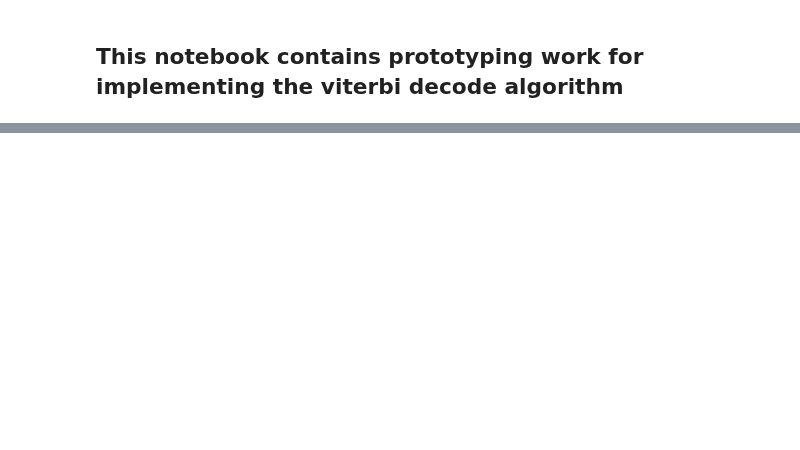
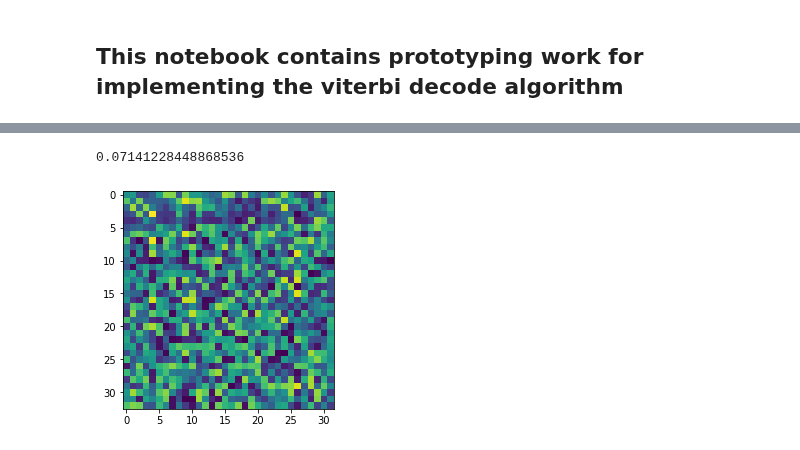
Before and after one commit to elliottwaissbluth/tensor-hero, a Jupyter notebook: Model_3/viterbi_decode.ipynb, the cells around one changed output, grey strips where cells are left out. Drawn from its saved outputs; the diff is of its cells as text; code cells hidden in the pictures; blank space fills up the shorter version.

```diff
--- a/Model_3/viterbi_decode.ipynb
+++ b/Model_3/viterbi_decode.ipynb
@@ -94,0 +196,28 @@ A.shape
+# %%
+def redistribute_trans_table(A):
+    for i in range(5,A.shape[1]):
+        current_col = A[:,i]
+        idx = (-current_col).argsort()[:2]
+        second_max_val = current_col[idx[1]]
+        current_col[idx[0]] = second_max_val
+        new_array = (current_col/current_col.sum(axis=0))
+        A[:,i] = new_array
+
+    for i in range(0,5):
+        current_col = A[:,i]
+        idx = (-current_col).argsort()[:1]
+        max_val = current_col[idx[0]]
+        new_array = np.zeros_like(A[5:,i])
+        new_array = np.random.uniform(low=0,high=max_val,size=new_array.shape[0])
+        A[5:,i] = new_array
+        A[:,i] = A[:,i]/(A[:,i].sum(axis=0))
+
+    return A
+
+# A_fully_redistributed = redistribute_trans_table(A)
+A_redistributed = redistribute_trans_table(A)
+plt.imshow(A_redistributed)
+print(np.max(A_redistributed))
+# %% [output]
+0.07141228448868536
+[figure, added]
```
Also changed, not shown: parts of 5 cells of this notebook.
